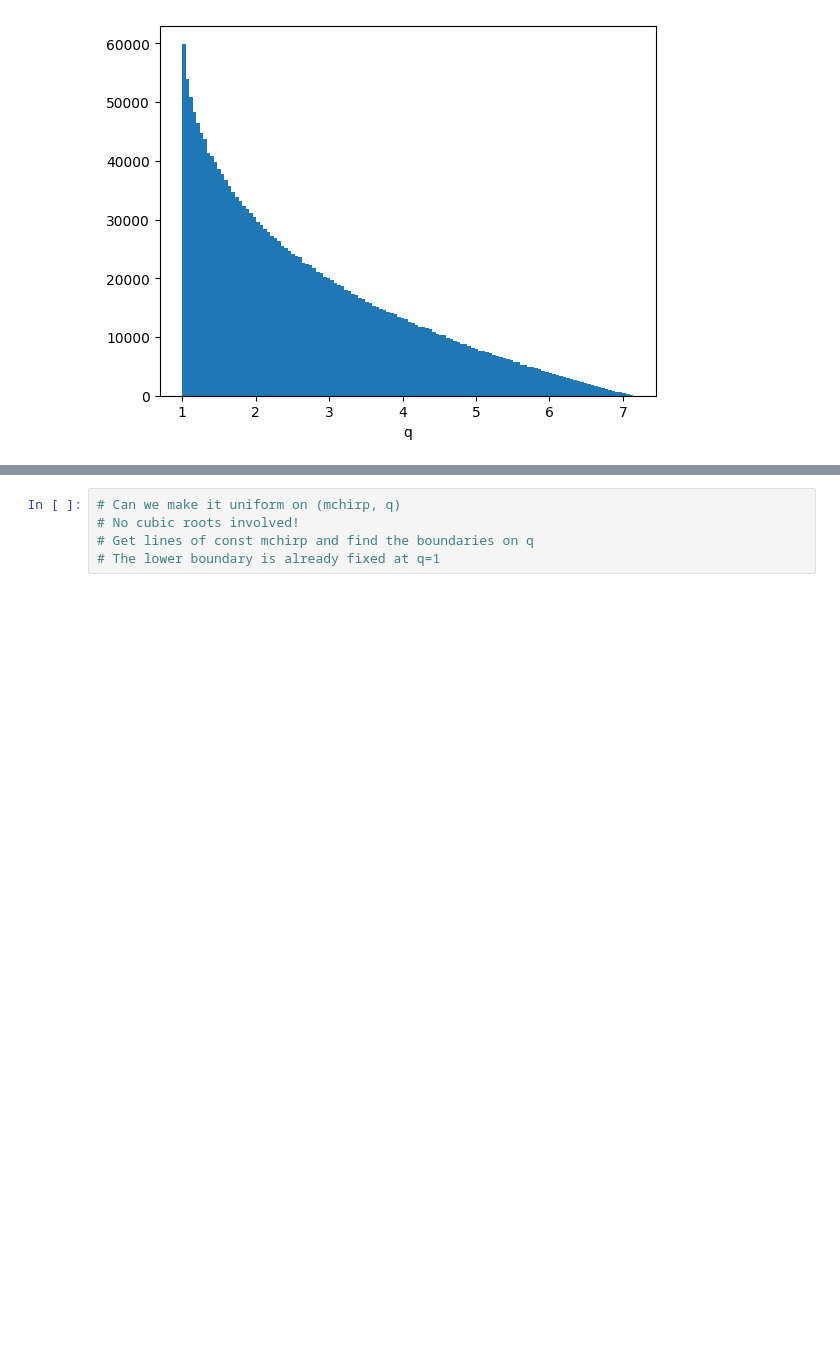
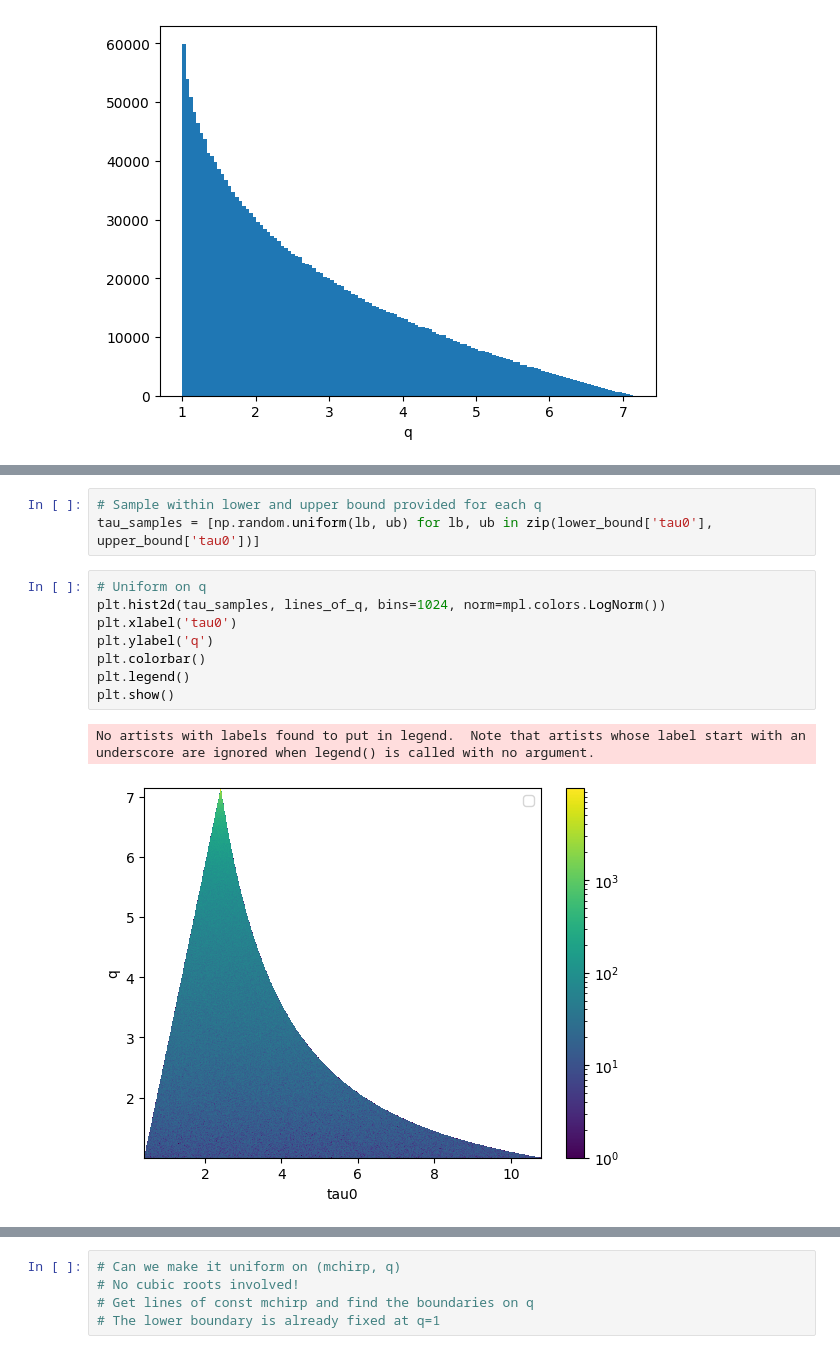
Before and after one commit to nnarenraju/sage, a Jupyter notebook: notebooks/template_placement.ipynb, the cells around one changed output, grey strips where cells are left out. Drawn from its saved outputs; the diff is of its cells as text; blank space fills up the shorter version.

```diff
--- a/notebooks/template_placement.ipynb
+++ b/notebooks/template_placement.ipynb
@@ -408,0 +445,14 @@ plt.show()
+# %%
+# Sample within lower and upper bound provided for each q
+tau_samples = [np.random.uniform(lb, ub) for lb, ub in zip(lower_bound['tau0'], upper_bound['tau0'])]
+# %%
+# Uniform on q
+plt.hist2d(tau_samples, lines_of_q, bins=1024, norm=mpl.colors.LogNorm())
+plt.xlabel('tau0')
+plt.ylabel('q')
+plt.colorbar()
+plt.legend()
+plt.show()
+# %% [output]
+No artists with labels found to put in legend.  Note that artists whose label start with an underscore are ignored when legend() is called with no argument.
+[figure, added]
```
Also changed, not shown: parts of 19 cells of this notebook.
